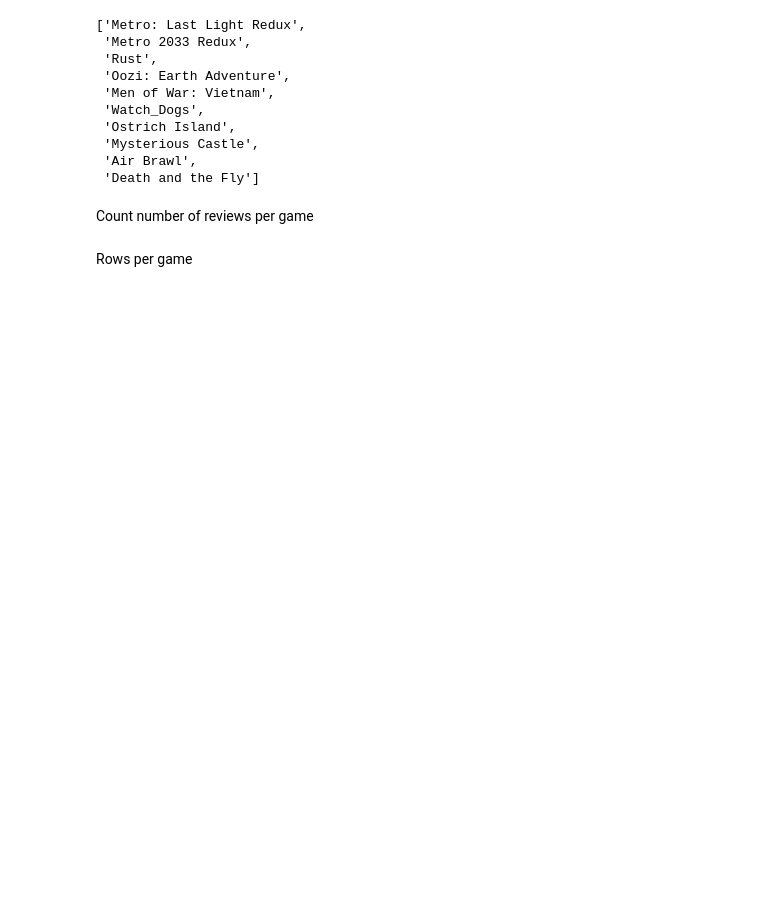
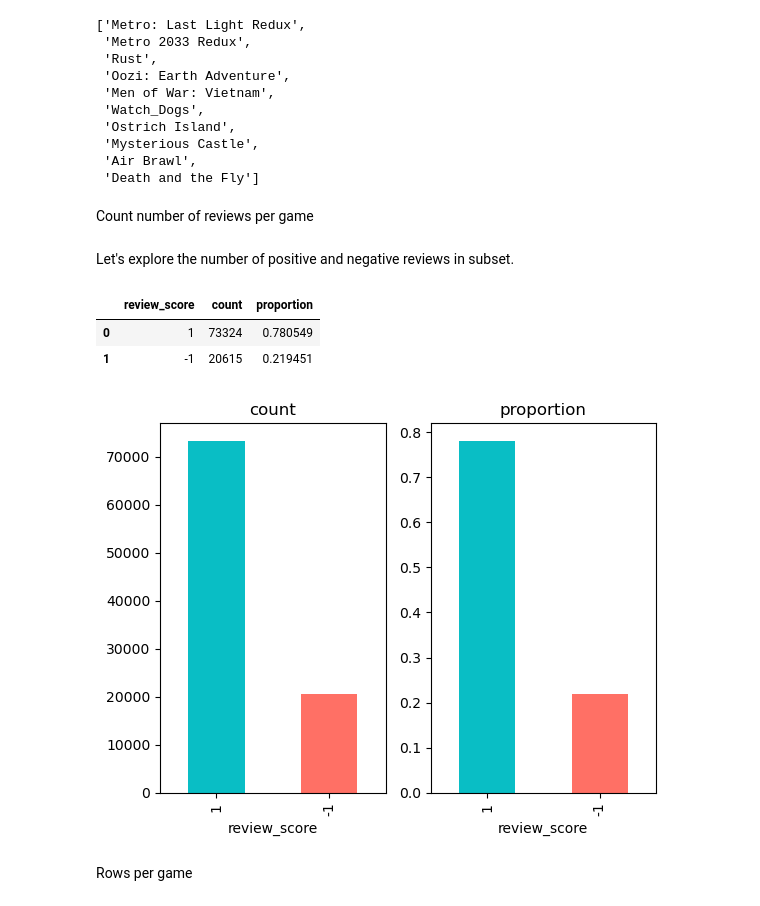
Before and after one commit to LuisFerTR/steam_reviews_classifier, a Jupyter notebook: steam-reviews-classifier.ipynb, the cells around one changed output. Cells and saved outputs as stored; diff of their text form; code cells hidden in the pictures; blank space fills up the shorter version.

Commit message:
Review_score barplots and prepare data introduction text

```diff
--- a/steam-reviews-classifier.ipynb
+++ b/steam-reviews-classifier.ipynb
@@ -78,6 +84,46 @@ sampled_games
 Count number of reviews per game
 # %%
 games_data = steam_reviews.query("app_name in @sampled_games")
+# %% [markdown]
+Let's explore the number of positive and negative reviews in subset.
+# %%
+vc = games_data['review_score'].value_counts().reset_index(name='count')
+vcn = games_data['review_score'].value_counts(normalize=True).reset_index(name='proportion')
+
+review_score_stats = pd.merge(vc, vcn, on='index')
+review_score_stats.rename(columns={'index': 'review_score'}, inplace=True)
+review_score_stats
+# %% [output]
+|  | review_score | count | proportion |
+| 0 | 1 | 73324 | 0.780549 |
+| 1 | -1 | 20615 | 0.219451 |
+# %%
+import matplotlib.pyplot as plt
+
+kind = 'bar'
+bar_color = ["#09BEC5", "#FF7065"]
+
+fig, axes = plt.subplots(nrows=1,ncols=2)
+
+review_score_stats.plot(x='review_score',
+                        y='count',
+                        ax = axes[0],
+                        kind=kind,
+                        color=bar_color,
+                        subplots=True,
+                        legend=False)
+
+review_score_stats.plot(x='review_score',
+                        y='proportion',
+                        ax = axes[1],
+                        kind=kind,
+                        color=bar_color,
+                        subplots=True,
+                        legend=False)
+
+plt.show()
+# %% [output]
+[figure, added]
 # %% [markdown]
 Rows per game
 # %%
```
Also changed, not shown: parts of 11 cells of this notebook.
